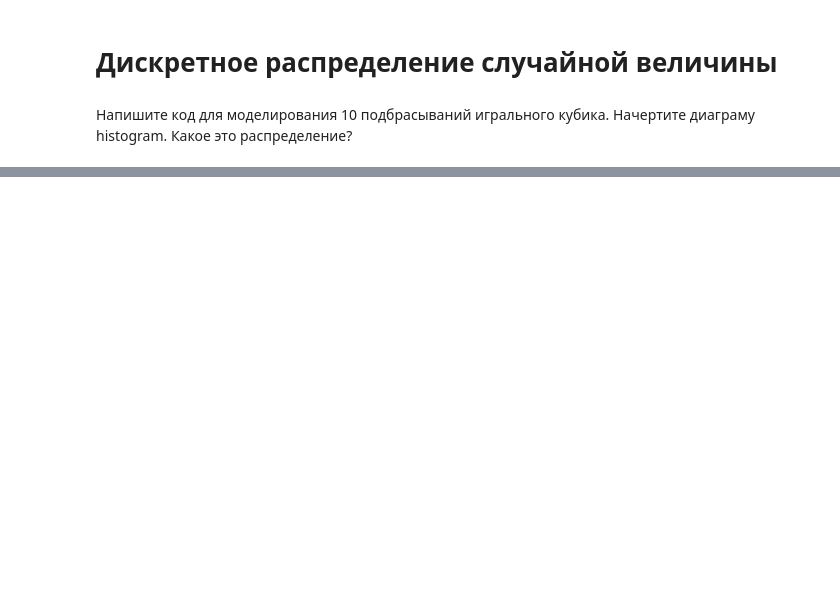
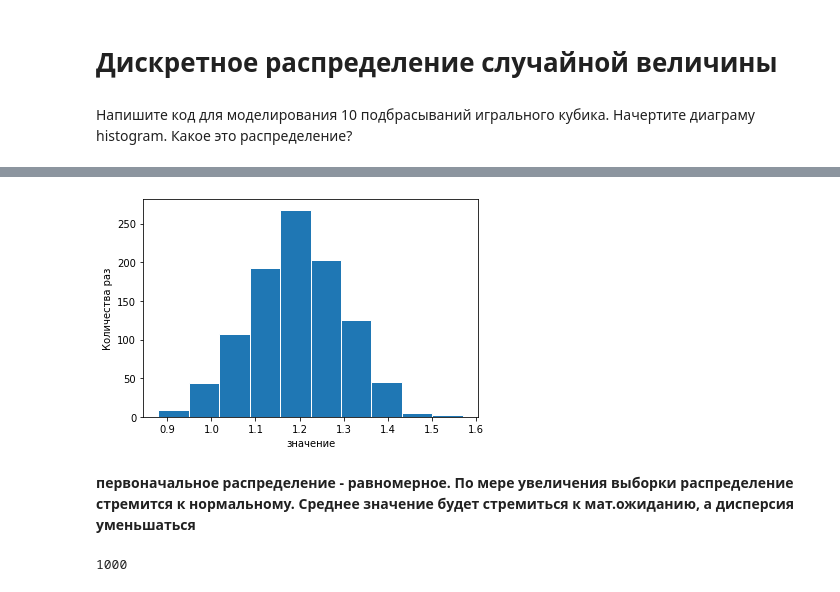
Before and after one commit to DmitryTrufanov/pyda-10-hw-19, a Jupyter notebook: Solved_homework-4.ipynb, the cells around one changed output, grey strips where cells are left out. Saved outputs shown, nothing was run; the diff lists cells and outputs as text; code cells hidden in the pictures; blank space fills up the shorter version.

```diff
--- a/Solved_homework-4.ipynb
+++ b/Solved_homework-4.ipynb
@@ -268,0 +315,16 @@ np.round_(data2.corr(), decimals=2)
+# %%
+trials = 100
+number_of_sums = 1000
+number_of_randoms = np.random.randint(1, 7, size=trials)
+X1 = np.zeros([number_of_sums])
+for i in range(number_of_sums):
+    # суммируем все элементы равномерных выборок
+    X1[i] = np.sum(np.random.randint(number_of_randoms))/trials
+plt.hist(X1, 10, edgecolor='white')
+plt.xlabel('значение')
+plt.ylabel('Количества раз')
+plt.show()
+# %% [output]
+[figure, added]
+# %% [markdown]
+**первоначальное распределение - равномерное. По мере увеличения выборки распределение стремится к нормальному. Среднее значение будет стремиться к мат.ожиданию, а дисперсия уменьшаться**
@@ -268,0 +337,4 @@ np.round_(data2.corr(), decimals=2)
+# %%
+len(x)
+# %% [output]
+1000
```
Also changed, not shown: parts of 22 cells of this notebook.
